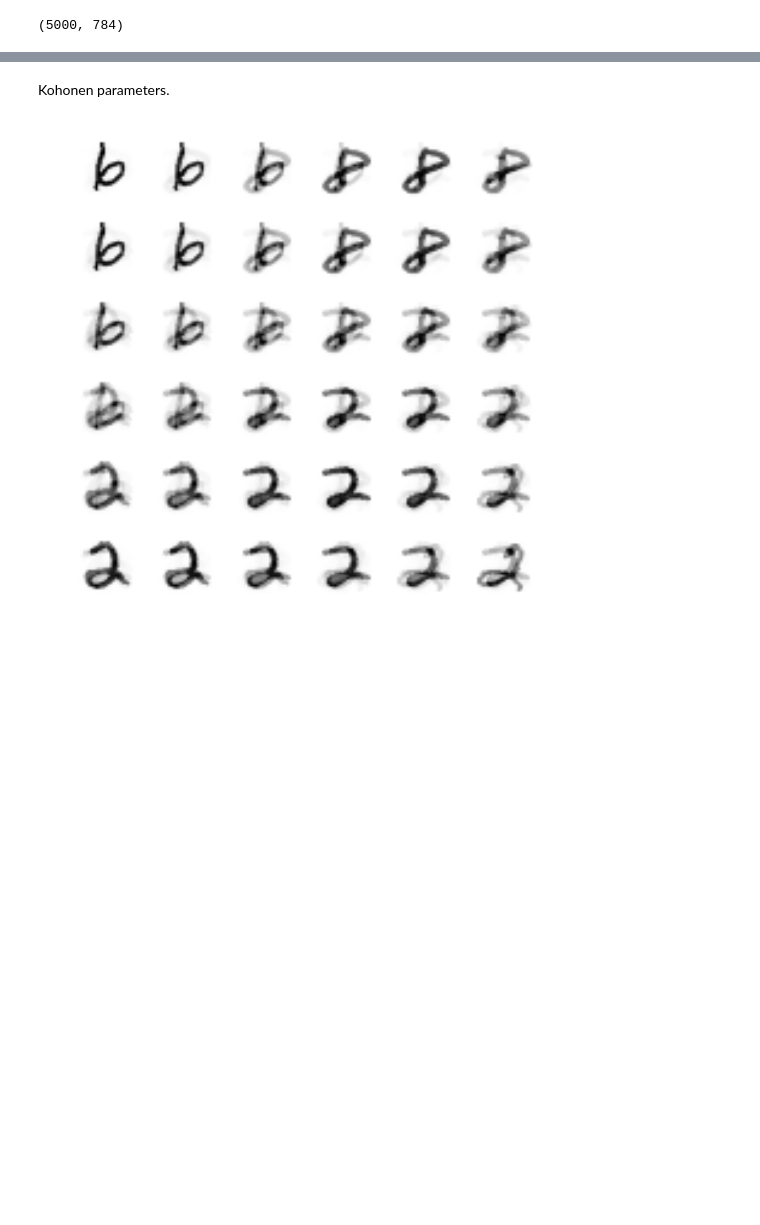
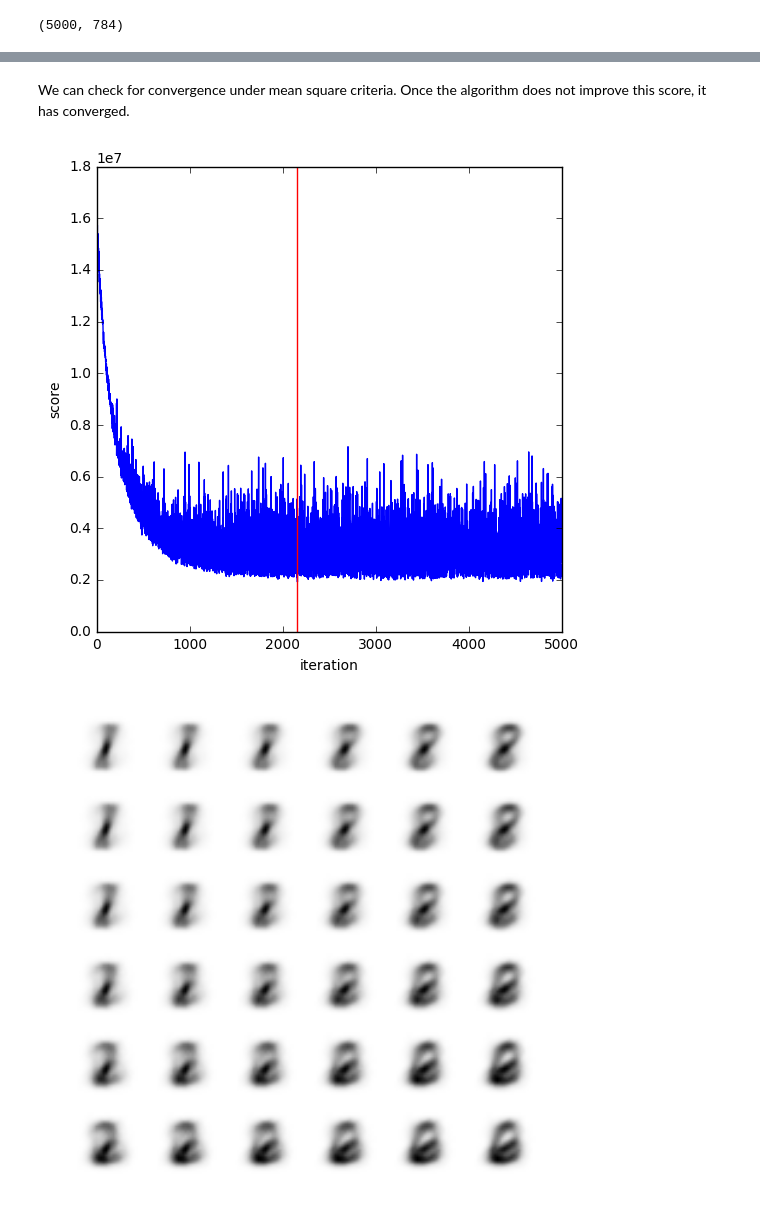
Before and after one commit to zifeo/Handwritten-Kohonen, a Jupyter notebook: hand-written-kohonen.ipynb, the cells around one changed output, grey strips where cells are left out. Drawn from its saved outputs; the diff is of its cells as text; code cells hidden in the pictures; blank space fills up the shorter version.

```diff
--- a/hand-written-kohonen.ipynb
+++ b/hand-written-kohonen.ipynb
@@ -45,7 +52,8 @@ labels.shape
 # %%
-data = np.loadtxt('data.txt', dtype=np.int)
-data.shape
+data_all = np.loadtxt('data.txt', dtype=np.int)
+data_all.shape
 # %% [output]
 (5000, 784)
 # %%
-data = data[np.in1d(labels, digits), :]
+data = data_all[np.in1d(labels_all, digits), :]
+data.shape
@@ -71,41 +80,61 @@ def som_step(centers, datapoint, neighbor, eta, sigma):
     for j in range(len(centers)):
         j_coords = np.array(np.nonzero(neighbor == j))
         disc = neighborhood(np.linalg.norm(k_coords - j_coords), 0, sigma)
-        centers[j, :] += disc * eta * (datapoint - centers[j,:])
+        centers[j, :] += disc * eta * (datapoint - centers[j, :])
+
+    return np.sum(np.square(centers - datapoint)) / len(centers)
-# %% [markdown]
-Kohonen parameters.
 # %%
+# total dimension
+dim = 28 * 28
+# dimension support
+data_range = 255
 # Kohonen map border size
 size_k = 6
+plt.rcParams['figure.figsize'] = (size_k, size_k)
 # width/variance of neighborhood function
-sigma = 2.0
+sigma = 3.0
 # learning rate
-eta = 0.9
+eta = 0.005
 # maximal iteration count
 tmax = 5000
+# %% [markdown]
+We can check for convergence under mean square criteria. Once the algorithm does not improve this score, it has converged.
 # %%
+np.random.seed(0)
+
 # centers randomly initialized
 centers = np.random.rand(size_k ** 2, dim) * data_range
 
 # neighborhood matrix
 neighbor = np.arange(size_k ** 2).reshape((size_k, size_k))
 
 # random order in which the datapoints should be presented
 i_random = np.arange(tmax) % len(data)
 np.random.shuffle(i_random)
 
+scores = []
+history = []
+
 for t, i in enumerate(i_random):
-    som_step(centers, data[i, :], neighbor, eta, sigma)
+    # at each iteration, compute the step and store the state
+    score = som_step(centers, data[i, :], neighbor, eta, sigma)
+    scores.append(score)
 
-plt.rcParams['figure.figsize'] = (size_k, size_k)
+# show scores
+plt.plot(scores)
+plt.ylabel("score")
+plt.xlabel("iteration")
+plt.axvline(np.argmin(scores), color='red')
+plt.show()
 
-# for visualization, you can use this:
+# visualize prototypes
+plt.title('prototypes at best score')
 for i in range(size_k ** 2):
     plt.subplot(size_k, size_k, i + 1)
     plt.imshow(centers[i,:].reshape([28, 28]), interpolation='bilinear', cmap='Greys')
     plt.axis('off')
 
-# leave the window open at the end of the loop
 plt.show()
 # %% [output]
-[figure, old version]
+[figure, new version]
+[figure, added]
```
Also changed, not shown: parts of 15 cells of this notebook, 2 other files.
